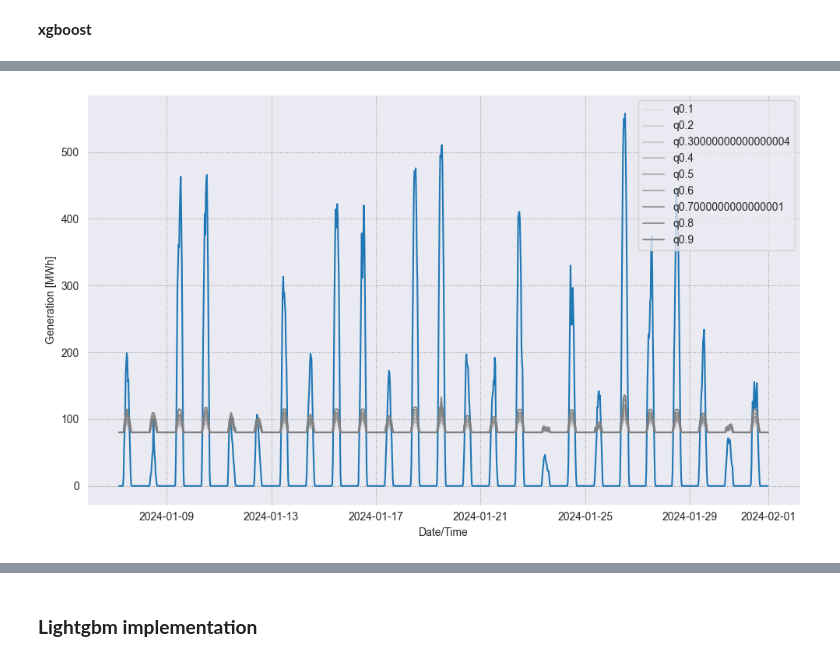
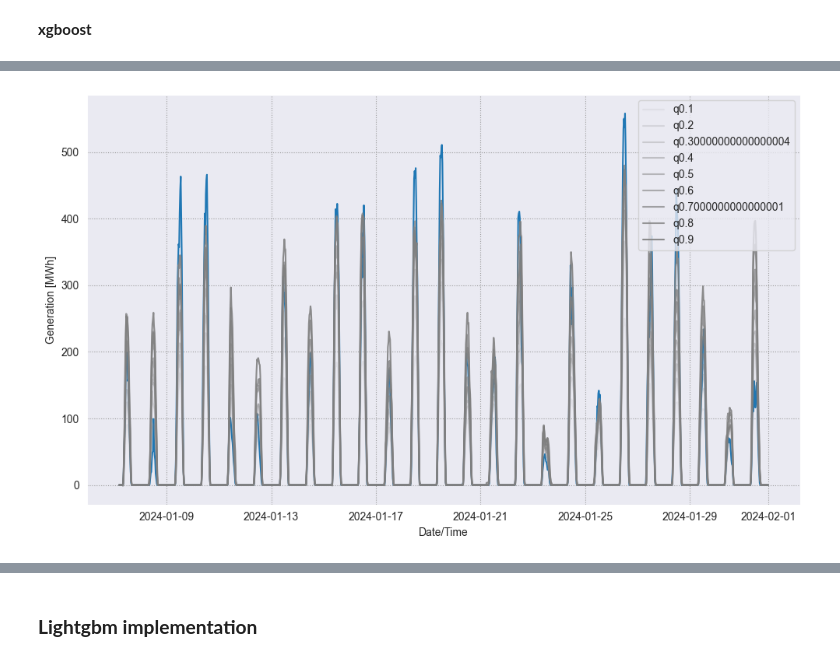
Before and after one commit to av1c3nna/awp2, a Jupyter notebook: model_training.ipynb, the cells around one changed output, grey strips where cells are left out. Drawn from its saved outputs; the diff is of its cells as text; code cells hidden in the pictures.

```diff
--- a/model_training.ipynb
+++ b/model_training.ipynb
@@ -233,21 +268,11 @@ qr_model_solar.plot_quantils(x=solar_testset, y=qr_model_solar.q_predictions, qu
 # %% [markdown]
 __xgboost__
 # %%
-import model_utils
 quantiles = np.arange(0.1, 1.0, 0.1)
 
 model_save_dir_xgboost = "xgboost_model_solar"
 
-hyperparams = {"objective": "reg:quantileerror",
-            "quantile_alpha": quantiles,
-            "learning_rate": 0.001,
-            "max_depth": 6
-            }
-
-xgboost_model_solar = model_utils.XGBoostModel(feature_engineerer_solar, quantiles=quantiles,
-                                               hyperparams = hyperparams,
-                                               num_boost_round = 100,
-                                               model_save_dir=model_save_dir_xgboost, load_pretrained=False)
+xgboost_model_solar = model_utils.XGBoostModel(feature_engineerer_solar, quantiles=quantiles, model_save_dir=model_save_dir_xgboost, load_pretrained=False)
 xgboost_model_solar.train_and_predict()  # This will skip training if the model is already loaded
 print(f"XGBoost Pinball Score: {xgboost_model_solar.pinball_score()}")
 # %% [output]
@@ -324,10 +319,4 @@ create_submission_data(merged_hornsea, wind_pred, solar_pred, "2024-05-17")
 # %%
-total_rows = len(merged_pes)  # Gesamtanzahl der Zeilen im DataFrame
-last_10_percent_rows = int(0.1 * total_rows + 1)  # Anzahl der letzten 10% Zeilen
-
-# Extrahieren der letzten 10% des DataFrames
-solar_testset = merged_pes.tail(last_10_percent_rows)
-
-xgboost_model_solar.plot_quantils(x=solar_testset, y=xgboost_model_solar.q_predictions, quantiles=np.arange(0.1, 1.0, 0.1))
+xgboost_model_solar.plot_quantils(x=feature_engineerer_solar.y_test, y=xgboost_model_solar.q_predictions, quantiles=np.arange(0.1, 1.0, 0.1))
 # %% [output]
-[figure, old version]
+[figure, new version]
```
Also changed, not shown: parts of 40 cells of this notebook, 1 other file.
